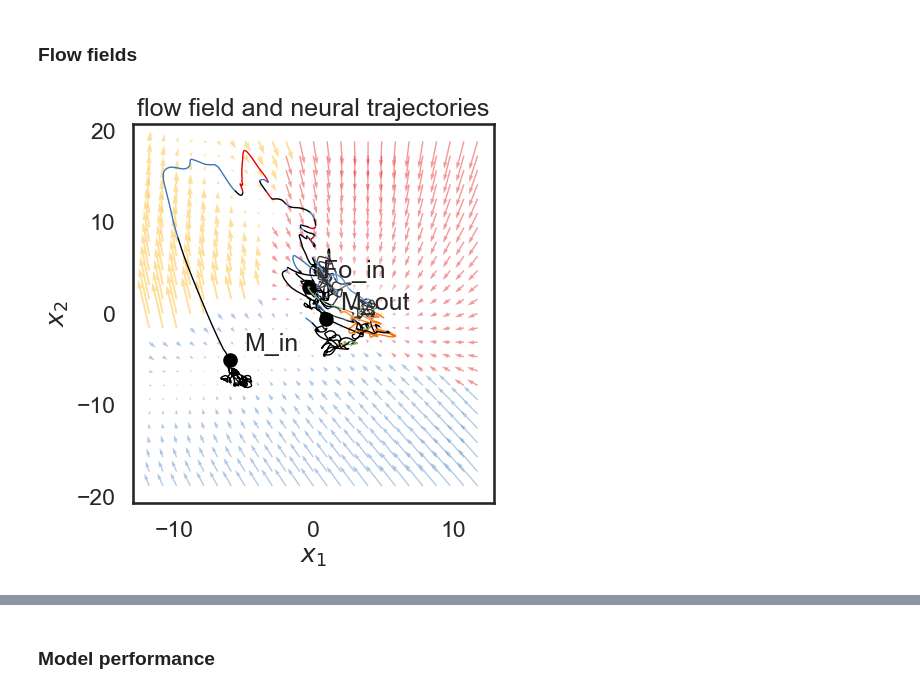
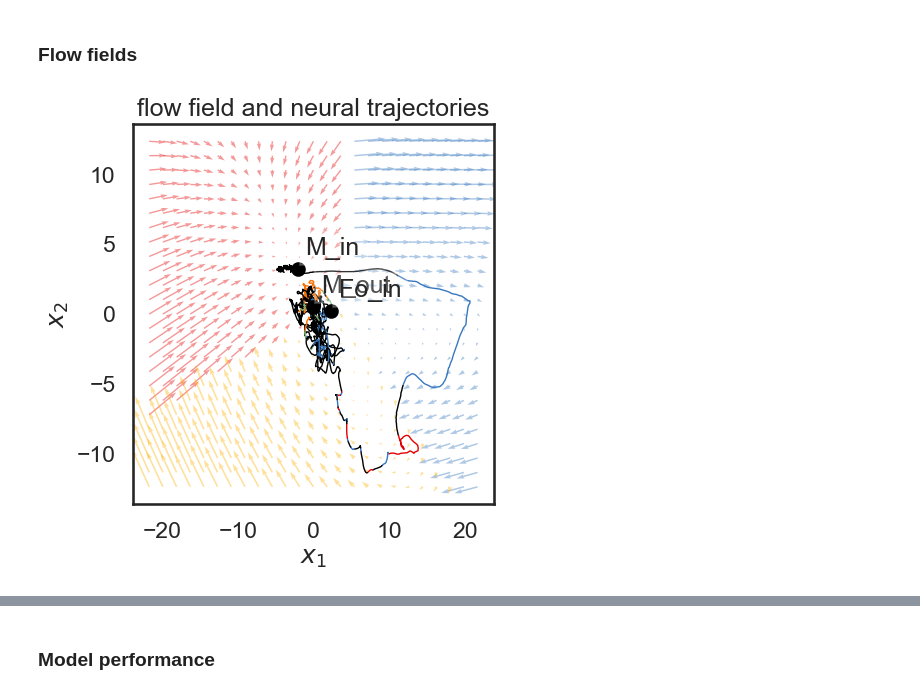
Before and after one commit to CharlesXu-Jingyue/DJA_FallRotation, a Jupyter notebook: DJA_HangryMice/rSLDS_HangryMice_fasted.ipynb, the cells around one changed output, grey strips where cells are left out. Cells and saved outputs as stored; diff of their text form; code cells hidden in the pictures.

```diff
--- a/DJA_HangryMice/rSLDS_HangryMice_fasted.ipynb
+++ b/DJA_HangryMice/rSLDS_HangryMice_fasted.ipynb
@@ -884,7 +884,7 @@ zhat_lem = rslds.most_likely_states(xhat_lem, rSLDSdata) # Get the most likely s
 # pickle.dump(rslds, file_rslds)
 # %%
 # Load learned model
-file_rslds = open('model/rslds_model_EG1-4_fasted_unreg_male1.obj', 'rb')
+file_rslds = open('model/rslds_model_M2_fasted_unreg_malecluster.obj', 'rb')
 rslds = pickle.load(file_rslds)
 q_elbos_lem = rslds.q_elbos_lem
 xhat_lem = rslds.xhat_lem
@@ -1153,22 +1151,22 @@ cmap_limited_traj = ListedColormap(colors_traj)
 # %%
 # Plot beh-defined trajectories on top of the flow-field
 plt.figure(figsize=(5,5))
 ax = plt.subplot(111)
 lim = abs(xhat_lem).max(axis=0) + 1
 plot_most_likely_dynamics(rslds_lem, xlim=(-lim[0], lim[0]), ylim=(-lim[1], lim[1]), nxpts=25, nypts=25, ax=ax, alpha=0.4)
 ax.set_title("flow field and neural trajectories")
 
 plot_trajectory_beh(statedata, xhat_lem, 0, 1, ax=ax)
 
 # Add the labels to the plot
 for t, label in zip(stim_time, stim_annot):
     tx, ty = xhat_lem[t]  # get the coordinates at time t
-    ax.scatter(tx, ty, color='k')  # plot the point
+    ax.scatter(tx, ty, color='k', zorder=2)  # plot the point
     ax.text(tx+1, ty+1, label, bbox=dict(facecolor='white', alpha=0.2))
 
-# plt.savefig("figures/FlowBeh_M1_2dim_FoodClusters.svg")
+# plt.savefig(f'figures/FlowBeh{mouse}_2dim_FoodClusters.svg')
 # %% [output]
-[figure, old version]
+[figure, new version]
 # %%
 # Plot trajectories over time on top of the flow-field
 plt.figure(figsize=(5,5))
```
Also changed, not shown: parts of 15 cells of this notebook, 28 other files.
